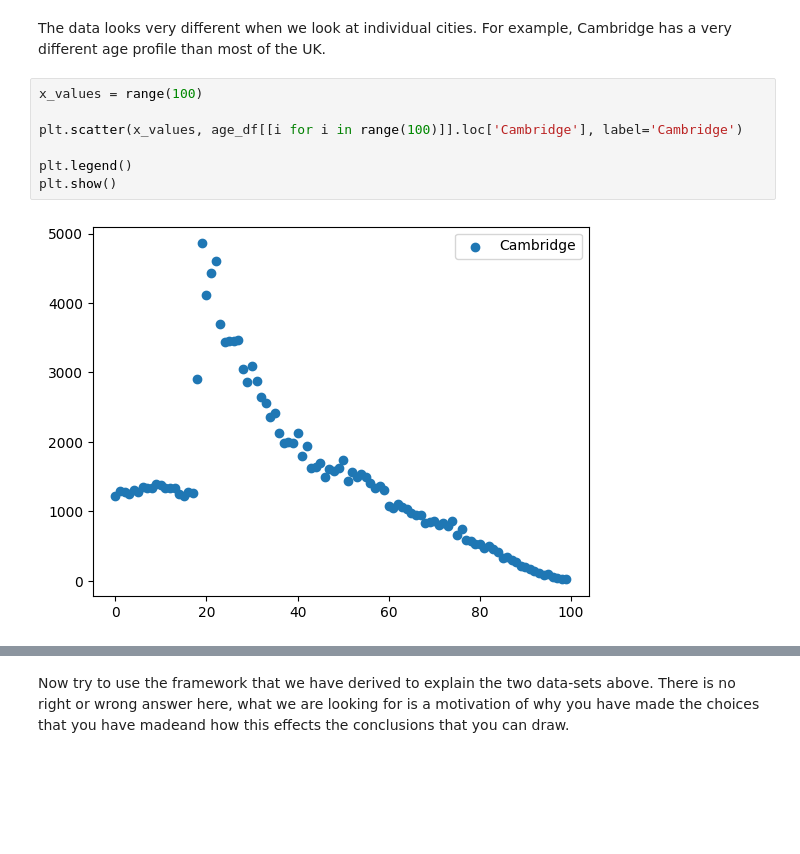
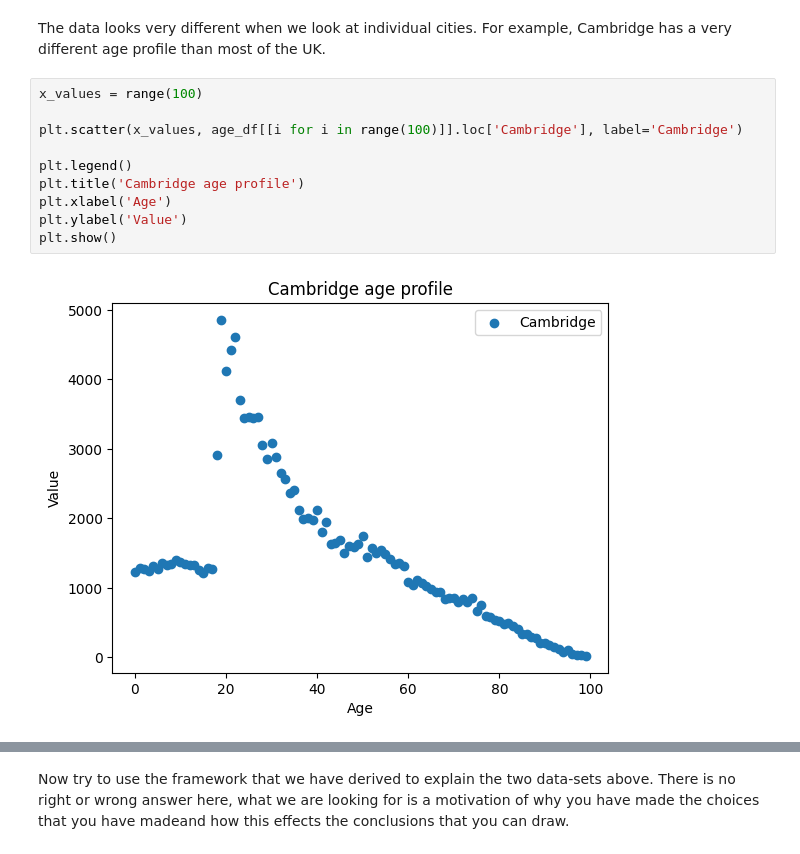
Before and after one commit to Pidongg/pz286_ads_2024, a Jupyter notebook: _notebooks/03-address_glm.ipynb, the cells around one changed output, grey strips where cells are left out. Cells and saved outputs as stored; diff of their text form; blank space fills up the shorter version.

```diff
--- a/_notebooks/03-address_glm.ipynb
+++ b/_notebooks/03-address_glm.ipynb
@@ -751,11 +751,14 @@ example, Cambridge has a very different age profile than most of the UK.
 # %%
 x_values = range(100)
 
 plt.scatter(x_values, age_df[[i for i in range(100)]].loc['Cambridge'], label='Cambridge')
 
 plt.legend()
+plt.title('Cambridge age profile')
+plt.xlabel('Age')
+plt.ylabel('Value')
 plt.show()
 # %% [output]
-[figure, old version]
+[figure, new version]
 # %%
 # Define the segments
```
Also changed, not shown: parts of 35 cells of this notebook.
